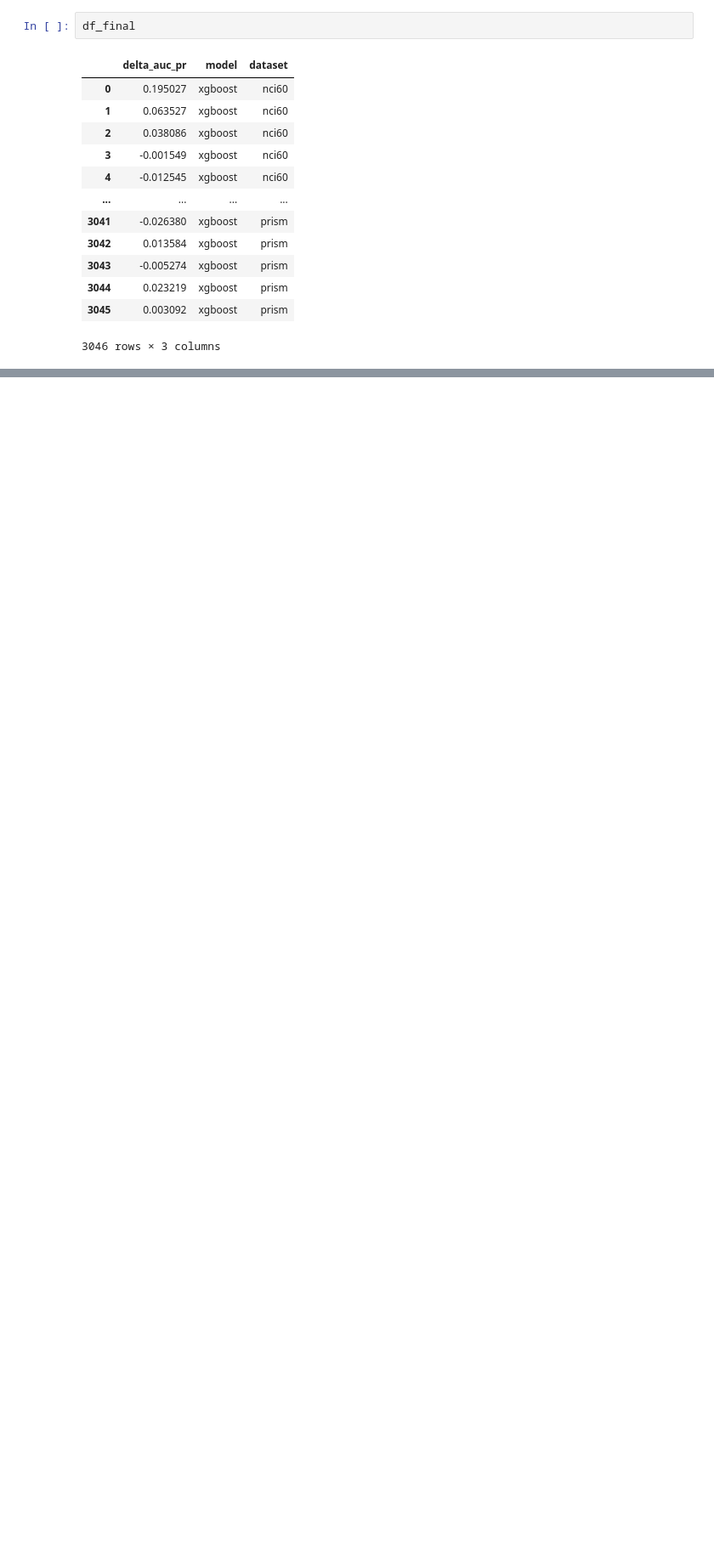
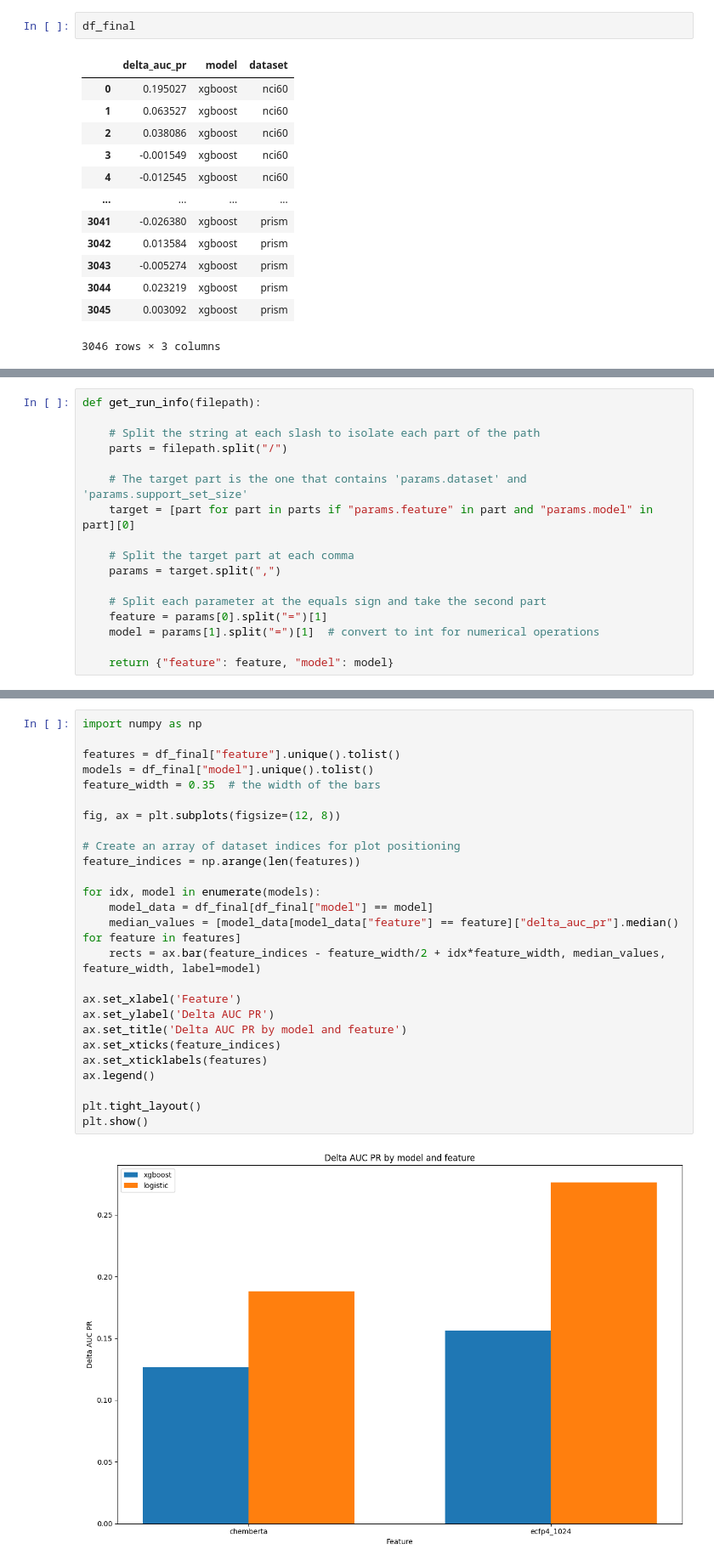
Before and after one commit to labdao/FS-Tox, a Jupyter notebook: notebooks/4.7-xgboost-vs-logistic-regression.ipynb, the cells around one changed output, grey strips where cells are left out. Shown at 85% size. Saved outputs shown, nothing was run; the diff lists cells and outputs as text; blank space fills up the shorter version.

Commit message:
updated xgboost + model exploration

```diff
--- a/notebooks/4.7-xgboost-vs-logistic-regression.ipynb
+++ b/notebooks/4.7-xgboost-vs-logistic-regression.ipynb
@@ -99,0 +112,17 @@ plt.show()
+# %%
+def get_run_info(filepath):
+
+    # Split the string at each slash to isolate each part of the path
+    parts = filepath.split("/")
+
+    # The target part is the one that contains 'params.dataset' and 'params.support_set_size'
+    target = [part for part in parts if "params.feature" in part and "params.model" in part][0]
+
+    # Split the target part at each comma
+    params = target.split(",")
+
+    # Split each parameter at the equals sign and take the second part
+    feature = params[0].split("=")[1]
+    model = params[1].split("=")[1]  # convert to int for numerical operations
+
+    return {"feature": feature, "model": model}
@@ -99,0 +155,28 @@ plt.show()
+# %%
+import numpy as np
+
+features = df_final["feature"].unique().tolist()
+models = df_final["model"].unique().tolist()
+feature_width = 0.35  # the width of the bars
+
+fig, ax = plt.subplots(figsize=(12, 8))
+
+# Create an array of dataset indices for plot positioning
+feature_indices = np.arange(len(features))
+
+for idx, model in enumerate(models):
+    model_data = df_final[df_final["model"] == model]
+    median_values = [model_data[model_data["feature"] == feature]["delta_auc_pr"].median() for feature in features]
+    rects = ax.bar(feature_indices - feature_width/2 + idx*feature_width, median_values, feature_width, label=model)
+
+ax.set_xlabel('Feature')
+ax.set_ylabel('Delta AUC PR')
+ax.set_title('Delta AUC PR by model and feature')
+ax.set_xticks(feature_indices)
+ax.set_xticklabels(features)
+ax.legend()
+
+plt.tight_layout()
+plt.show()
+# %% [output]
+[figure, added]
```
Also changed, not shown: parts of 13 cells of this notebook, 7 other files.
